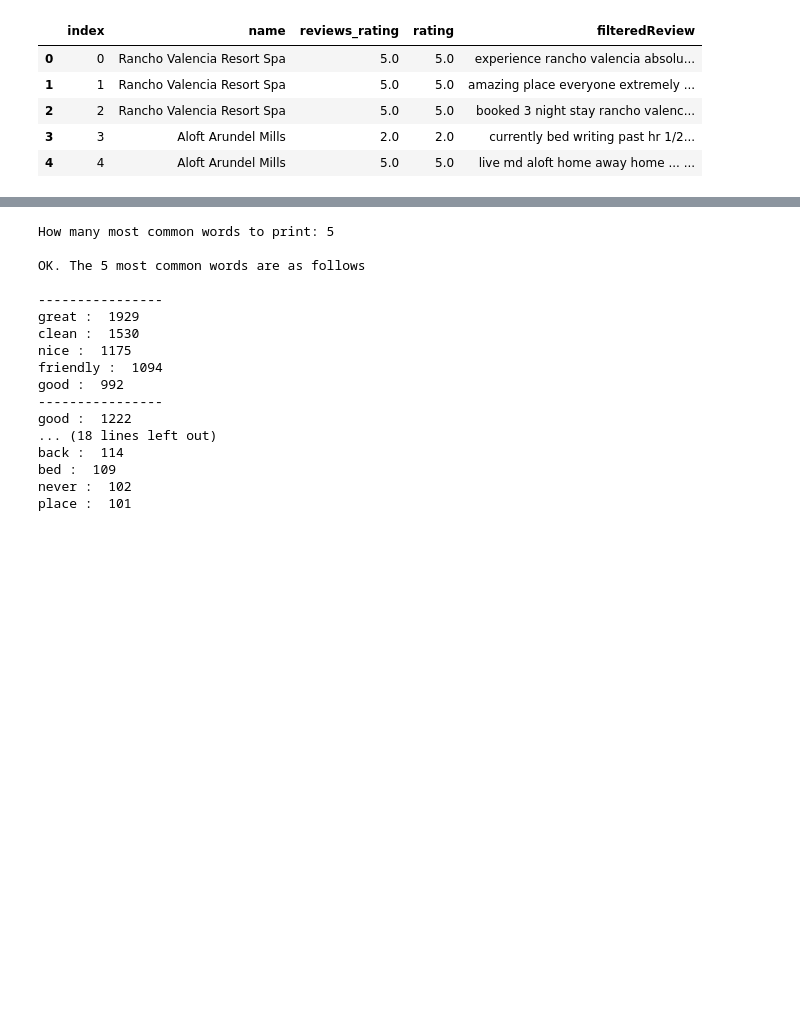
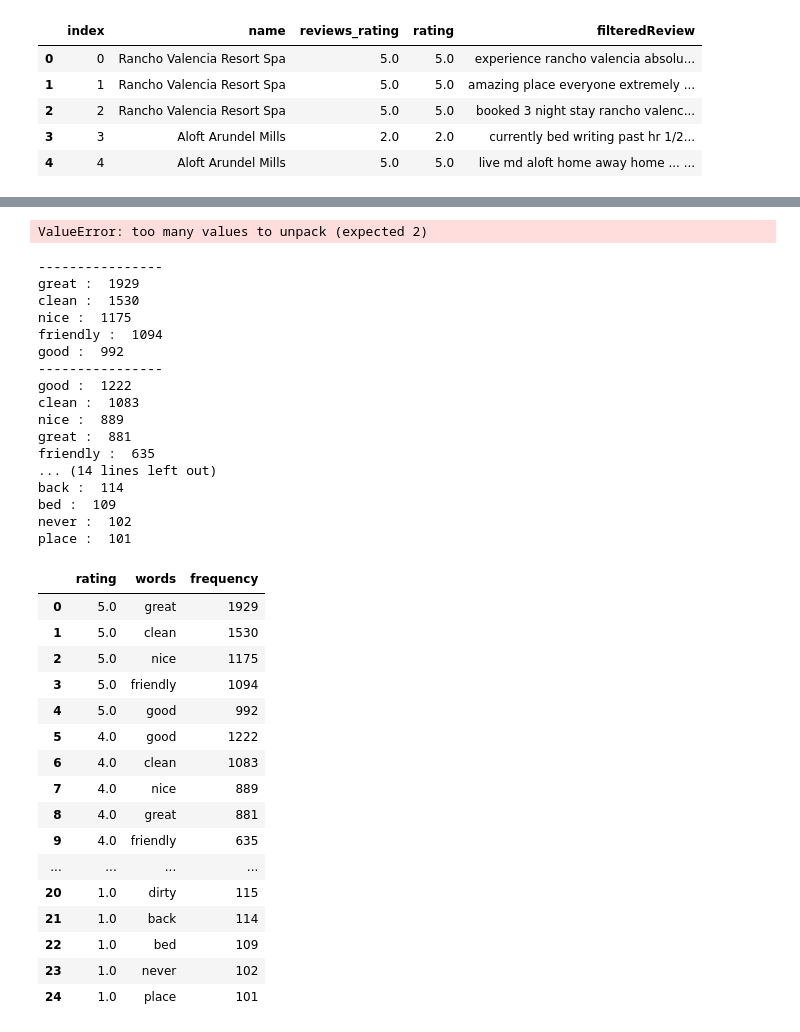
Before and after one commit to janelcv/Hotel_Rating_Analysis, a Jupyter notebook: Hotel_Ratings_Analysis-04.ipynb, the cells around one changed output, grey strips where cells are left out. Saved outputs shown, nothing was run; the diff lists cells and outputs as text; code cells hidden in the pictures; blank space fills up the shorter version.

```diff
--- a/Hotel_Ratings_Analysis-04.ipynb
+++ b/Hotel_Ratings_Analysis-04.ipynb
@@ -402,16 +422,17 @@ wordcount = wordcount5, wordcount4, wordcount3, wordcount2, wordcount1
+# %%
+for element, count in wordcount5:
+    print(element, count)
+# %% [output]
+ValueError: too many values to unpack (expected 2)
 # %%
-n_print = int(input("How many most common words to print: "))
-print("\nOK. The {} most common words are as follows\n".format(n_print))
+#n_print = int(input("How many most common words to print: "))
+#print("\nOK. The {} most common words are as follows\n".format(n_print))
 for element in wordcount:
     word_counter = collections.Counter(element)
     print("----------------")
-    for word, count in word_counter.most_common(n_print):
+    for word, count in word_counter.most_common(5):
         print(word, ": ", count)
 # %% [output]
-How many most common words to print: 5
-
-OK. The 5 most common words are as follows
-
 ----------------
 great :  1929
 clean :  1530
@@ -420,8 +441,37 @@ friendly :  1094
 good :  992
 ----------------
 good :  1222
-... (18 lines left out)
+clean :  1083
+nice :  889
+great :  881
+friendly :  635
+... (14 lines left out)
 back :  114
 bed :  109
 never :  102
 place :  101
+# %%
+word_counts = {"rating": [5.0, 5.0, 5.0, 5.0, 5.0 , 4.0, 4.0, 4.0, 4.0, 4.0, 3.0, 3.0, 3.0, 3.0, 3.0, 2.0, 2.0, 2.0, 2.0, 2.0, 1.0, 1.0, 1.0, 1.0, 1.0],
+               "words": ["great","clean", "nice", "friendly", "good", "good", "clean", "nice", "great", "friendly", "good", "clean", "nice", "great", "friendly", "good", "clean", "get", "bed", "nice", "dirty", "back", "bed", "never", "place"],
+               "frequency": [1929, 1530, 1175, 1094, 992, 1222, 1083, 889, 881, 635, 588, 397, 335, 243, 215, 173, 117, 112, 111, 108, 115, 114, 109, 102, 101]}
+
+most_common_df = pd.DataFrame(word_counts)
+most_common_df
+# %% [output]
+|  | rating | words | frequency |
+| 0 | 5.0 | great | 1929 |
+| 1 | 5.0 | clean | 1530 |
+| 2 | 5.0 | nice | 1175 |
+| 3 | 5.0 | friendly | 1094 |
+| 4 | 5.0 | good | 992 |
+| 5 | 4.0 | good | 1222 |
+| 6 | 4.0 | clean | 1083 |
+| 7 | 4.0 | nice | 889 |
+| 8 | 4.0 | great | 881 |
+| 9 | 4.0 | friendly | 635 |
+| ... | ... | ... | ... |
+| 20 | 1.0 | dirty | 115 |
+| 21 | 1.0 | back | 114 |
+| 22 | 1.0 | bed | 109 |
+| 23 | 1.0 | never | 102 |
+| 24 | 1.0 | place | 101 |
```
Also changed, not shown: parts of 7 cells of this notebook.
